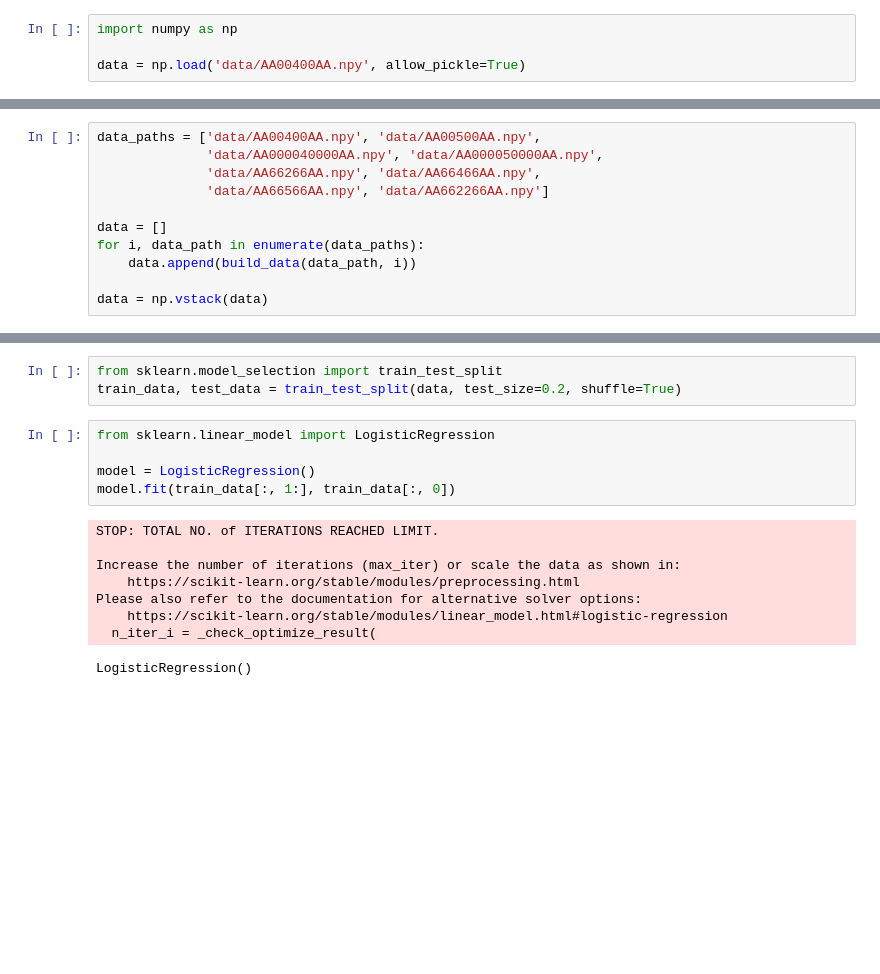
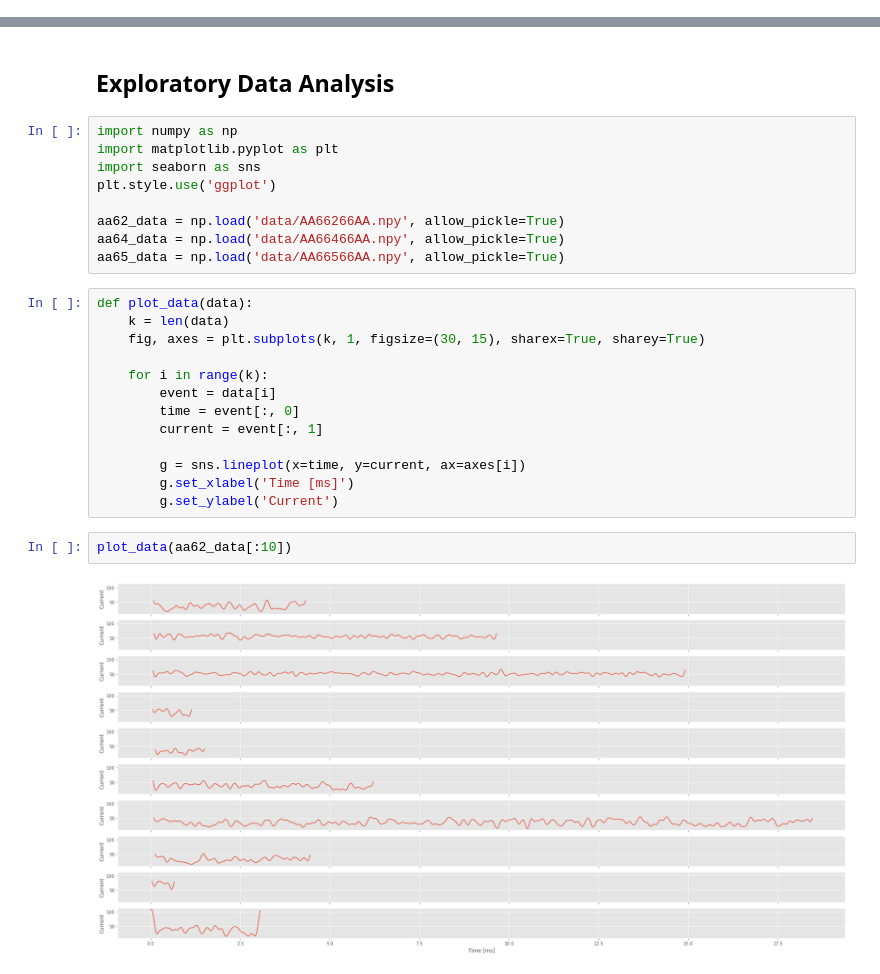
Before and after one commit to HaroldBenoit/ml4science-polymers, a Jupyter notebook: mete.ipynb, the cells around one changed output, grey strips where cells are left out. Cells and saved outputs as stored; diff of their text form; blank space fills up the shorter version.

Commit message:
add more exploration and modelling code

```diff
--- a/mete.ipynb
+++ b/mete.ipynb
@@ -1,4 +0,0 @@
-# %%
-import numpy as np
-
-data = np.load('data/AA00400AA.npy', allow_pickle=True)
@@ -43,11 +0,0 @@ def build_data(data_path, label):
-# %%
-data_paths = ['data/AA00400AA.npy', 'data/AA00500AA.npy',
-              'data/AA000040000AA.npy', 'data/AA000050000AA.npy',
-              'data/AA66266AA.npy', 'data/AA66466AA.npy',
-              'data/AA66566AA.npy', 'data/AA662266AA.npy']
-
-data = []
-for i, data_path in enumerate(data_paths):
-    data.append(build_data(data_path, i))
-
-data = np.vstack(data)
@@ -64,17 +1,28 @@ array([[ 0.        ,  4.94999933, 35.9413147 ],
-# %%
-from sklearn.model_selection import train_test_split
-train_data, test_data = train_test_split(data, test_size=0.2, shuffle=True)
-# %%
-from sklearn.linear_model import LogisticRegression
-
-model = LogisticRegression()
-model.fit(train_data[:, 1:], train_data[:, 0])
-# %% [output]
-STOP: TOTAL NO. of ITERATIONS REACHED LIMIT.
-
-Increase the number of iterations (max_iter) or scale the data as shown in:
-    https://scikit-learn.org/stable/modules/preprocessing.html
-Please also refer to the documentation for alternative solver options:
-    https://scikit-learn.org/stable/modules/linear_model.html#logistic-regression
-  n_iter_i = _check_optimize_result(
-LogisticRegression()
+# %% [markdown]
+## Exploratory Data Analysis
+# %%
+import numpy as np
+import matplotlib.pyplot as plt
+import seaborn as sns
+plt.style.use('ggplot')
+
+aa62_data = np.load('data/AA66266AA.npy', allow_pickle=True)
+aa64_data = np.load('data/AA66466AA.npy', allow_pickle=True)
+aa65_data = np.load('data/AA66566AA.npy', allow_pickle=True)
+# %%
+def plot_data(data):
+    k = len(data)
+    fig, axes = plt.subplots(k, 1, figsize=(30, 15), sharex=True, sharey=True)
+
+    for i in range(k):
+        event = data[i]
+        time = event[:, 0]
+        current = event[:, 1]
+
+        g = sns.lineplot(x=time, y=current, ax=axes[i])
+        g.set_xlabel('Time [ms]')
+        g.set_ylabel('Current')
+# %%
+plot_data(aa62_data[:10])
+# %% [output]
+[figure, added]
```
Also changed, not shown: parts of 41 cells of this notebook, 1 other file.
